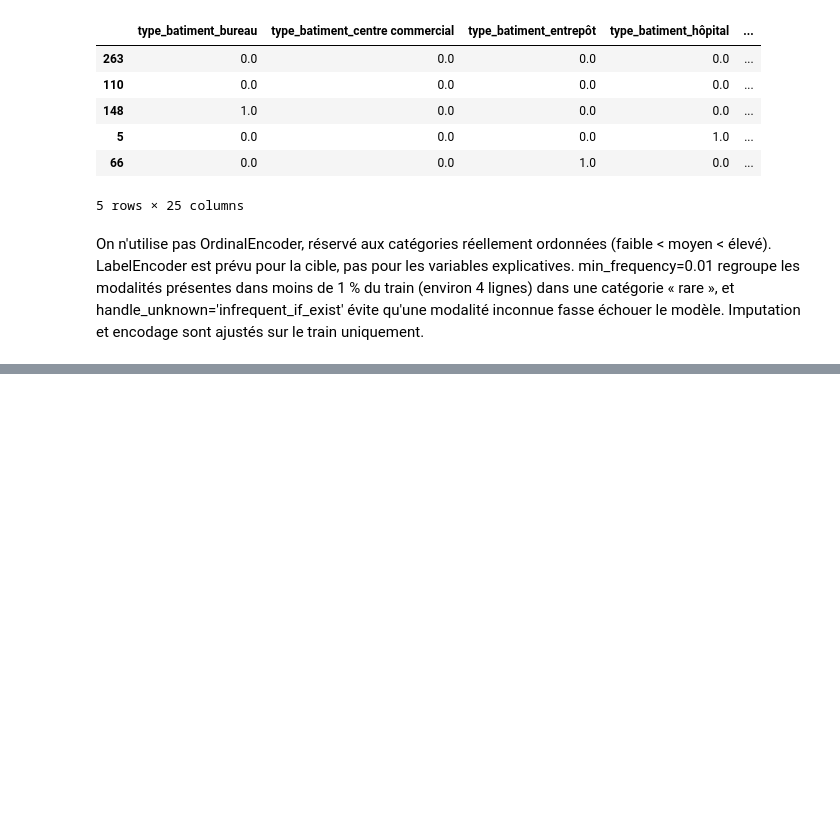
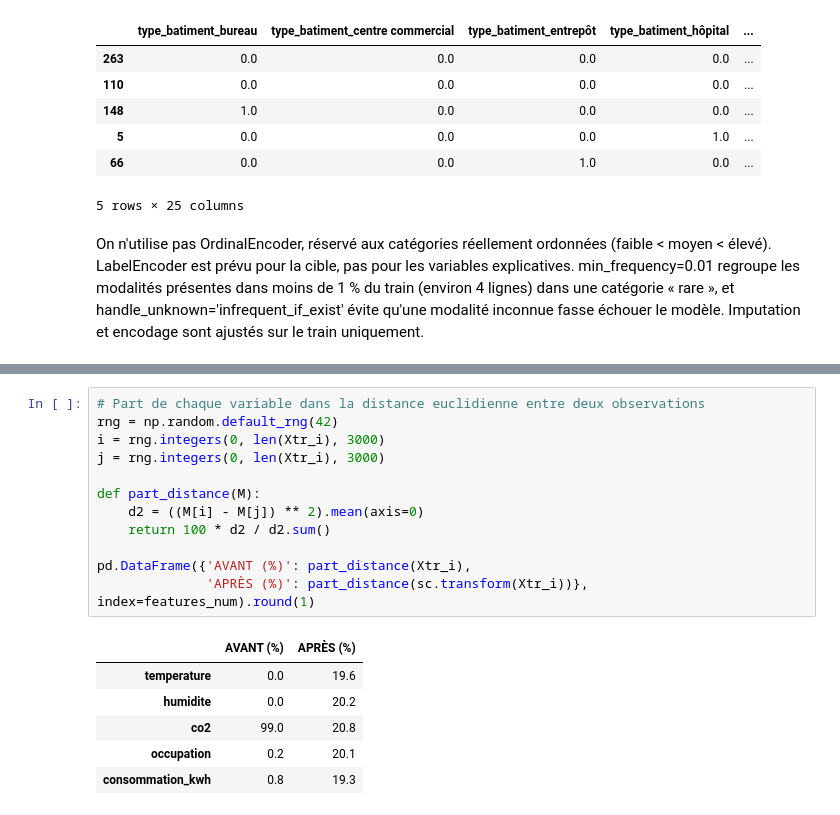
Before and after one commit to rokhayacoumbadiouf-bit/Atelier_Preparation_Donnees_Tabulaires, a Jupyter notebook: atelier_prepa_donnees_tab/notebooks/atelier_prepa_donnees_tab.ipynb, the cells around one changed output, grey strips where cells are left out. Cells and saved outputs as stored; diff of their text form; blank space fills up the shorter version.

```diff
--- a/atelier_prepa_donnees_tab/notebooks/atelier_prepa_donnees_tab.ipynb
+++ b/atelier_prepa_donnees_tab/notebooks/atelier_prepa_donnees_tab.ipynb
@@ -654,0 +687,19 @@ On n'utilise pas OrdinalEncoder, réservé aux catégories réellement ordonnée
+# %%
+# Part de chaque variable dans la distance euclidienne entre deux observations
+rng = np.random.default_rng(42)
+i = rng.integers(0, len(Xtr_i), 3000)
+j = rng.integers(0, len(Xtr_i), 3000)
+
+def part_distance(M):
+    d2 = ((M[i] - M[j]) ** 2).mean(axis=0)
+    return 100 * d2 / d2.sum()
+
+pd.DataFrame({'AVANT (%)': part_distance(Xtr_i),
+              'APRÈS (%)': part_distance(sc.transform(Xtr_i))}, index=features_num).round(1)
+# %% [output]
+|  | AVANT (%) | APRÈS (%) |
+| temperature | 0.0 | 19.6 |
+| humidite | 0.0 | 20.2 |
+| co2 | 99.0 | 20.8 |
+| occupation | 0.2 | 20.1 |
+| consommation_kwh | 0.8 | 19.3 |
```
Also changed, not shown: parts of 8 cells of this notebook.
